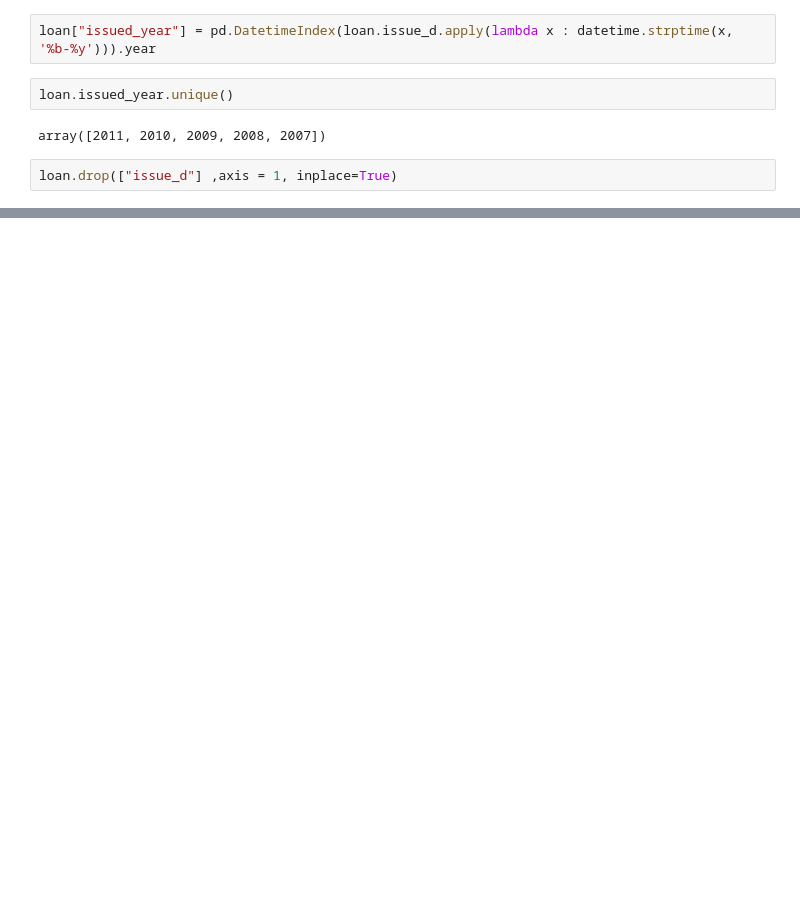
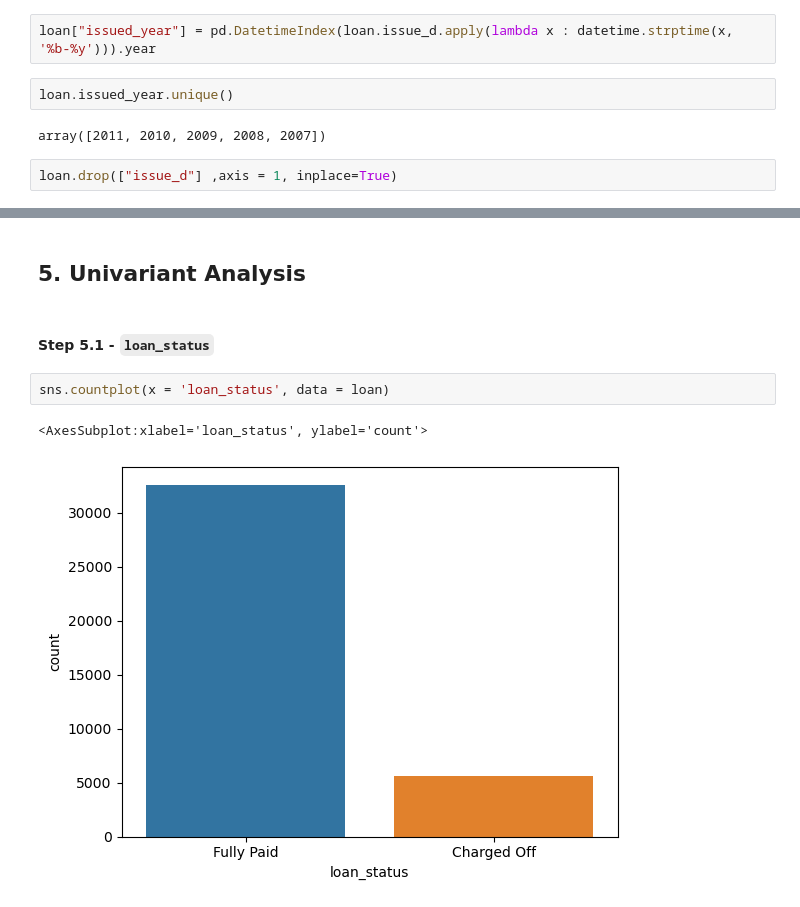
Before and after one commit to sudha1117/lending-club-case-study, a Jupyter notebook: Naman_Fatehpuria.ipynb, the cells around one changed output, grey strips where cells are left out. Drawn from its saved outputs; the diff is of its cells as text; blank space fills up the shorter version.

Commit message:
added univariant and segment analysis

```diff
--- a/Naman_Fatehpuria.ipynb
+++ b/Naman_Fatehpuria.ipynb
@@ -262,0 +345,9 @@ Index(['loan_amnt', 'term', 'int_rate', 'installment', 'emp_length',
+# %% [markdown]
+## 5. Univariant Analysis
+# %% [markdown]
+#### Step 5.1 -  `loan_status`
+# %%
+sns.countplot(x = 'loan_status', data = loan)
+# %% [output]
+<AxesSubplot:xlabel='loan_status', ylabel='count'>
+[figure, added]
```
Also changed, not shown: parts of 59 cells of this notebook.
